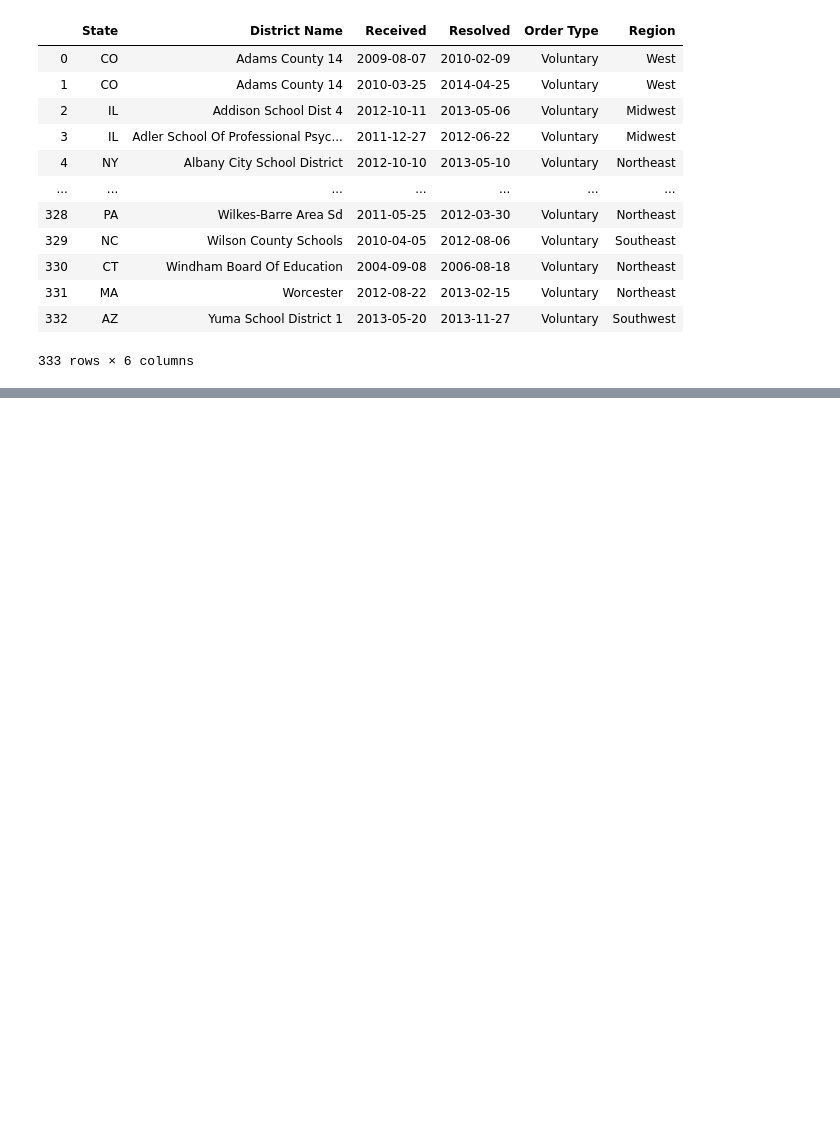
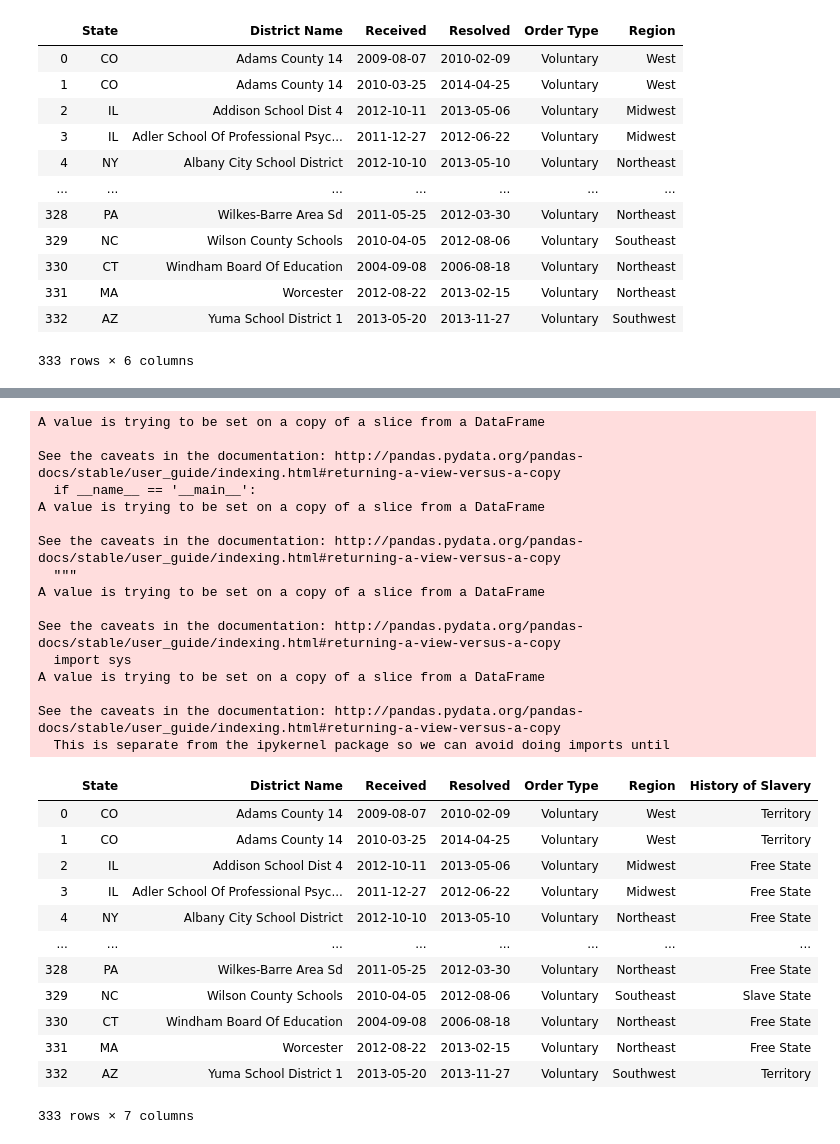
Before and after one commit to swati-dontamsetti/School-Desegregation-Orders, a Jupyter notebook: clean_data/clean_data.ipynb, the cells around one changed output, grey strips where cells are left out. Drawn from its saved outputs; the diff is of its cells as text; code cells hidden in the pictures; blank space fills up the shorter version.

```diff
--- a/clean_data/clean_data.ipynb
+++ b/clean_data/clean_data.ipynb
@@ -176,0 +185,45 @@ See the caveats in the documentation: http://pandas.pydata.org/pandas-docs/stabl
+# %%
+vol_df["History of Slavery"] = ""
+invol_df["History of Slavery"] = ""
+# %%
+for i in vol_df.index:
+    if (vol_df["State"][i] == "TX") or (vol_df["State"][i] == "LA") or (vol_df["State"][i] == "AR") or (vol_df["State"][i] == "TN") or (vol_df["State"][i] == "MS") or (vol_df["State"][i] == "AL") or (vol_df["State"][i] == "GA") or (vol_df["State"][i] == "FL") or (vol_df["State"][i] == "SC") or (vol_df["State"][i] == "NC") or (vol_df["State"][i] == "VA"):
+        vol_df["History of Slavery"][i] = "Slave State"
+    elif (vol_df["State"][i] == "CA") or (vol_df["State"][i] == "OR") or (vol_df["State"][i] == "KS") or (vol_df["State"][i] == "IA") or (vol_df["State"][i] == "MN") or (vol_df["State"][i] == "WI") or (vol_df["State"][i] == "IL") or (vol_df["State"][i] == "IN") or (vol_df["State"][i] == "MI") or (vol_df["State"][i] == "OH") or (vol_df["State"][i] == "PA") or (vol_df["State"][i] == "NY") or (vol_df["State"][i] == "NJ") or (vol_df["State"][i] == "CT") or (vol_df["State"][i] == "RI") or (vol_df["State"][i] == "MA") or (vol_df["State"][i] == "NH") or (vol_df["State"][i] == "VT") or (vol_df["State"][i] == "ME") or (vol_df["State"][i] == "NE"):
+        vol_df["History of Slavery"][i] = "Free State"
+    elif (vol_df["State"][i] == "MO") or (vol_df["State"][i] == "KY") or (vol_df["State"][i] == "WV") or (vol_df["State"][i] == "MD") or (vol_df["State"][i] == "DE"):
+        vol_df["History of Slavery"][i] = "Border State"
+    else:
+        vol_df["History of Slavery"][i] = "Territory"
+
+vol_df
+# %% [output]
+A value is trying to be set on a copy of a slice from a DataFrame
+
+See the caveats in the documentation: http://pandas.pydata.org/pandas-docs/stable/user_guide/indexing.html#returning-a-view-versus-a-copy
+  if __name__ == '__main__':
+A value is trying to be set on a copy of a slice from a DataFrame
+
+See the caveats in the documentation: http://pandas.pydata.org/pandas-docs/stable/user_guide/indexing.html#returning-a-view-versus-a-copy
+  """
+A value is trying to be set on a copy of a slice from a DataFrame
+
+See the caveats in the documentation: http://pandas.pydata.org/pandas-docs/stable/user_guide/indexing.html#returning-a-view-versus-a-copy
+  import sys
+A value is trying to be set on a copy of a slice from a DataFrame
+
+See the caveats in the documentation: http://pandas.pydata.org/pandas-docs/stable/user_guide/indexing.html#returning-a-view-versus-a-copy
+  This is separate from the ipykernel package so we can avoid doing imports until
+|  | State | District Name | Received | Resolved | Order Type | Region | History of Slavery |
+| 0 | CO | Adams County 14 | 2009-08-07 | 2010-02-09 | Voluntary | West | Territory |
+| 1 | CO | Adams County 14 | 2010-03-25 | 2014-04-25 | Voluntary | West | Territory |
+| 2 | IL | Addison School Dist 4 | 2012-10-11 | 2013-05-06 | Voluntary | Midwest | Free State |
+| 3 | IL | Adler School Of Professional Psyc... | 2011-12-27 | 2012-06-22 | Voluntary | Midwest | Free State |
+| 4 | NY | Albany City School District | 2012-10-10 | 2013-05-10 | Voluntary | Northeast | Free State |
+| ... | ... | ... | ... | ... | ... | ... | ... |
+| 328 | PA | Wilkes-Barre Area Sd | 2011-05-25 | 2012-03-30 | Voluntary | Northeast | Free State |
+| 329 | NC | Wilson County Schools | 2010-04-05 | 2012-08-06 | Voluntary | Southeast | Slave State |
+| 330 | CT | Windham Board Of Education | 2004-09-08 | 2006-08-18 | Voluntary | Northeast | Free State |
+| 331 | MA | Worcester | 2012-08-22 | 2013-02-15 | Voluntary | Northeast | Free State |
+| 332 | AZ | Yuma School District 1 | 2013-05-20 | 2013-11-27 | Voluntary | Southwest | Territory |
+333 rows × 7 columns
```
Also changed, not shown: parts of 2 cells of this notebook, 3 other files.
